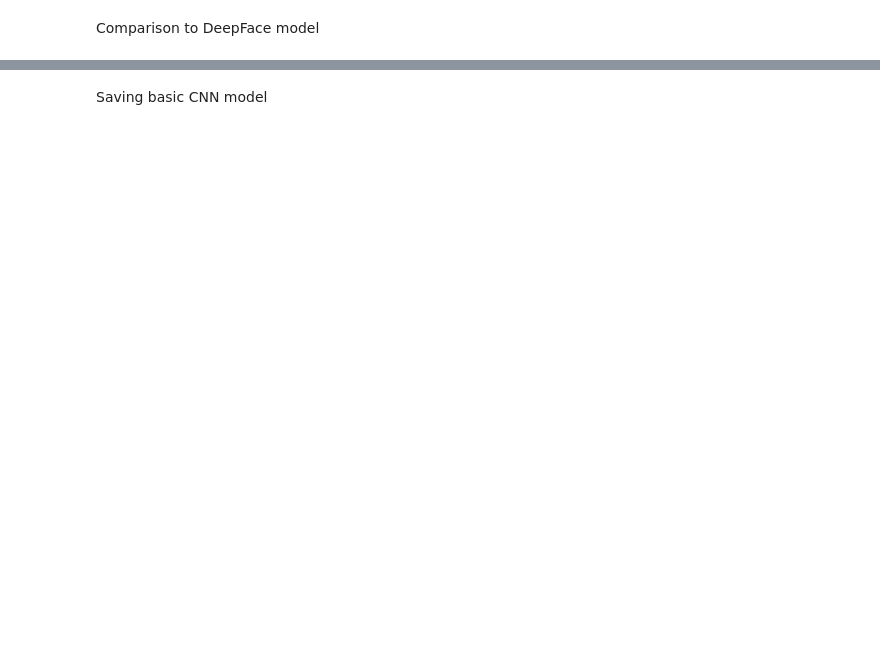
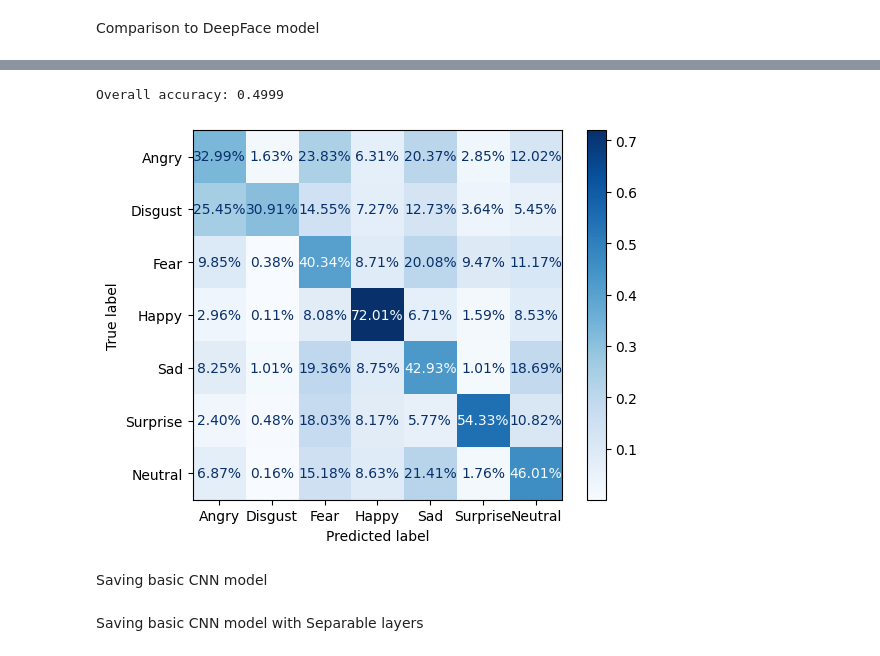
Before and after one commit to saksarip/CS4100-final-project, a Jupyter notebook: EmotionClassificationModel.ipynb, the cells around one changed output, grey strips where cells are left out. Saved outputs shown, nothing was run; the diff lists cells and outputs as text; code cells hidden in the pictures; blank space fills up the shorter version.

```diff
--- a/EmotionClassificationModel.ipynb
+++ b/EmotionClassificationModel.ipynb
@@ -396,15 +404,7 @@ error: ignored
 # %%
 pred_test_labels = []
-for img in X_test_converted:
+total_num_images = len(X_test_converted)
+for index, img in enumerate(X_test_converted):
     result = DeepFace.analyze(img, actions=["emotion"], enforce_detection=False)
-    pred_test_labels.append(result["emotion"])
+    pred_test_labels.append(result[0]["dominant_emotion"])
+    print(f"Finished Image {index} / {total_num_images}")
-# %%
-emotion_map = {0: "angry", 1: "disgust", 2: "fear", 3: "happy", 4: "sad", 5: "surprise", 6: "neutral"}
-
-def get_emotion_index(emotion_str):
-    for index, emotion in emotion_map.items():
-        if emotion == emotion_str:
-            return index
-    return -1
-
-pred_test_indices = [get_emotion_index(emotion) for emotion in pred_test_labels]
@@ -411,2 +421,22 @@ pred_test_indices = [get_emotion_index(emotion) for emotion in pred_test_labels]
+# %%
+reverse_emotion_map = {"angry": 0, "disgust": 1, "fear": 2, "happy": 3, "sad": 4, "surprise": 5, "neutral": 6}
+pred_test_labels_converted = pd.get_dummies([reverse_emotion_map[label] for label in pred_test_labels]).to_numpy()
+
+# Calculate overall accuracy
+overall_accuracy = accuracy_score(y_test.argmax(axis=1), pred_test_labels_converted.argmax(axis=1))
+print(f"Overall accuracy: {overall_accuracy:.4f}")
+
+conf_mat = confusion_matrix(y_test.argmax(axis=1), pred_test_labels_converted.argmax(axis=1))
+
+# Normalize confusion matrix to show percentages
+normalized_conf_mat = conf_mat.astype('float') / conf_mat.sum(axis=1)[:, np.newaxis]
+
+disp = ConfusionMatrixDisplay(confusion_matrix=normalized_conf_mat,
+                              display_labels=emotion_map.values())
+disp.plot(cmap=plt.cm.Blues, values_format=".2%")
+plt.show()
+# %% [output]
+Overall accuracy: 0.4999
+[figure, added]
 # %% [markdown]
 Saving basic CNN model
@@ -415,0 +445,2 @@ basic_cnn_model.save("basic_cnn_model.h5")
+# %% [markdown]
+Saving basic CNN model with Separable layers
```
Also changed, not shown: parts of 15 cells of this notebook.
